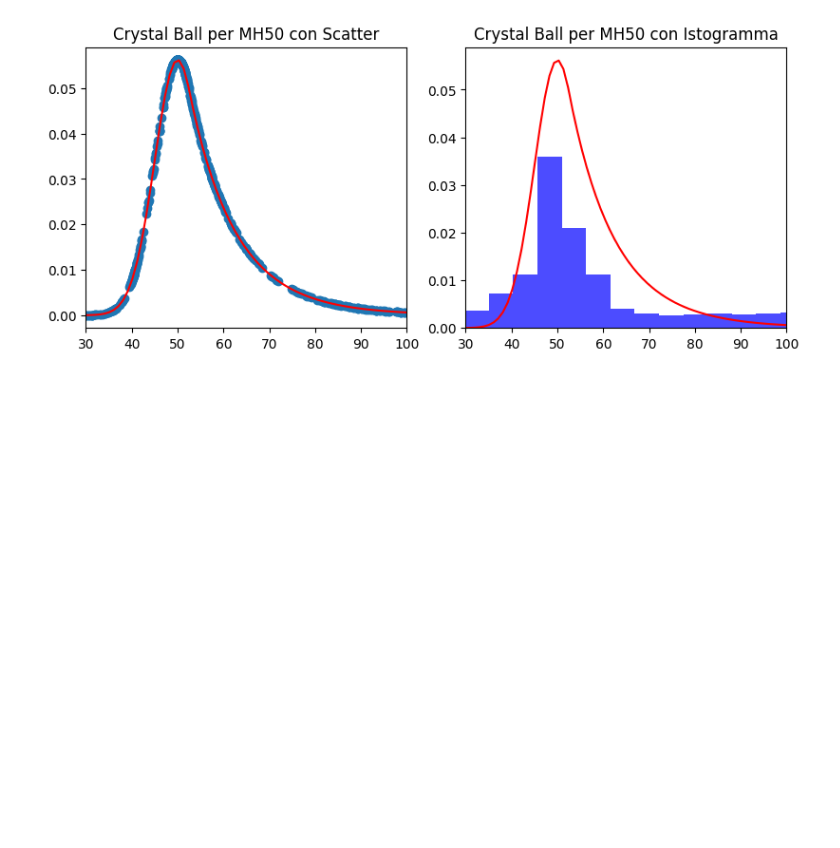
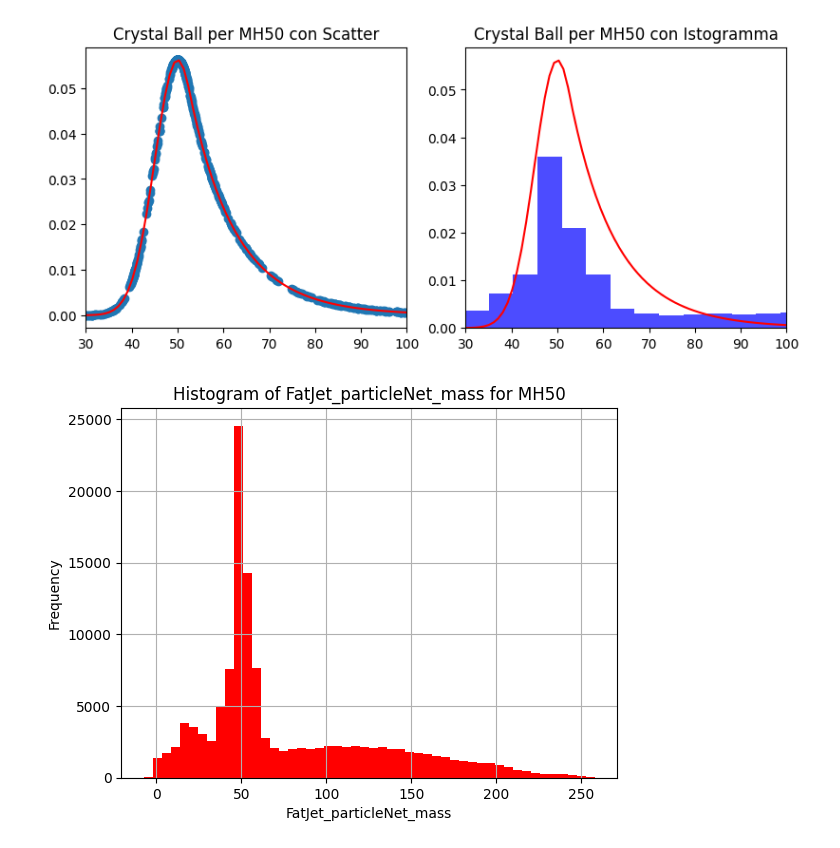
Before and after one commit to riccardocanterini-cyber/Tesi, a Jupyter notebook: Fit_Dati.ipynb, the cells around one changed output. Drawn from its saved outputs; the diff is of its cells as text; code cells hidden in the pictures; blank space fills up the shorter version.

```diff
--- a/Fit_Dati.ipynb
+++ b/Fit_Dati.ipynb
@@ -51,3 +51,15 @@ plt.xlim(30, 100)
 128631 <class 'list'>
 (30.0, 100.0)
 [figure]
+# %%
+#Normalizziamo l'istogramma e sovrapponiamo la curva della Crystal Ball
+#Priviamo prima con l'istogramma normale
+plt.figsize=(12,10)
+plt.hist(x_MH50, bins=50, histtype="barstacked", color="red", alpha=1)
+plt.xlabel("FatJet_particleNet_mass")
+plt.ylabel("Frequency")
+plt.title("Histogram of FatJet_particleNet_mass for MH50")
+plt.grid()
+plt.show()
+# %% [output]
+[figure, added]
```
Also changed, not shown: parts of 1 cell of this notebook.
